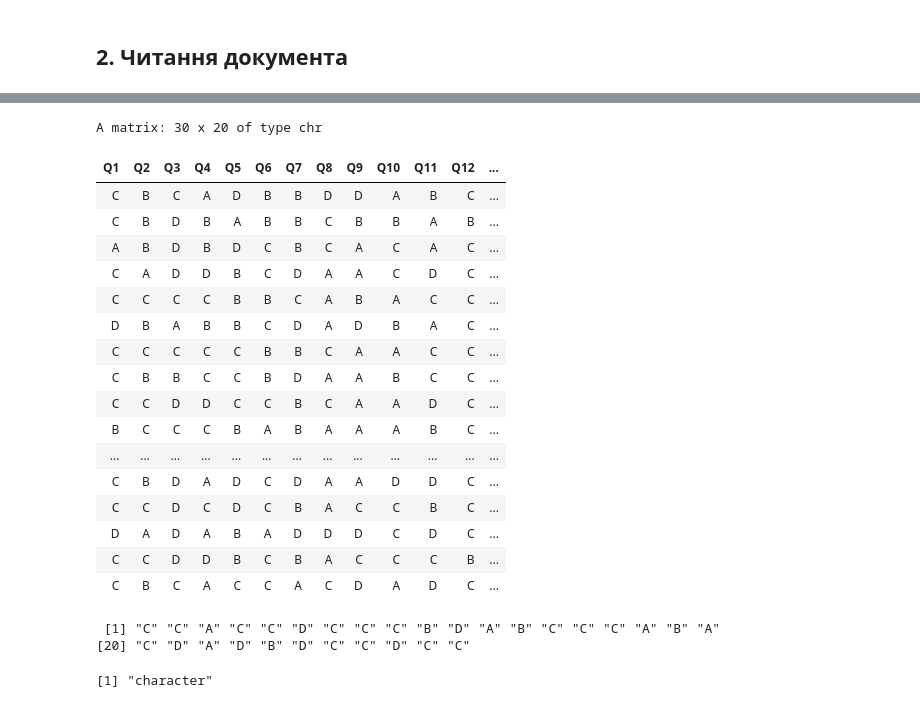
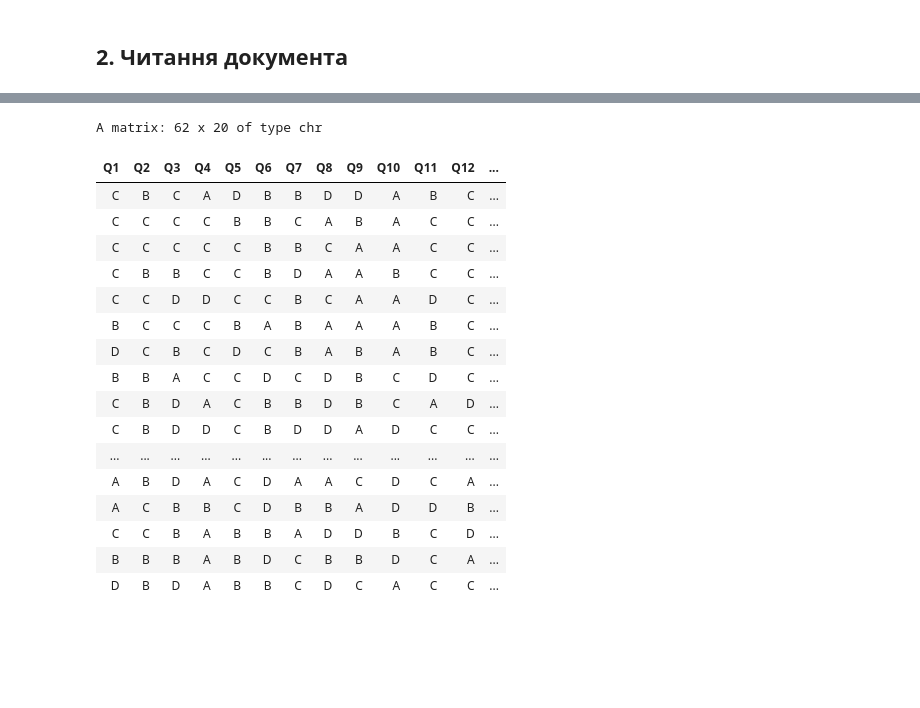
Before and after one commit to kleban/edu-r, a Jupyter notebook: My/KN-1-Test-1.ipynb, the cells around one changed output, grey strips where cells are left out. Saved outputs shown, nothing was run; the diff lists cells and outputs as text; code cells hidden in the pictures; blank space fills up the shorter version.

```diff
--- a/My/KN-1-Test-1.ipynb
+++ b/My/KN-1-Test-1.ipynb
@@ -19,2 +23,8 @@ test_data <- read_excel(path, sheet = "test") |> slice(1:30)
 # %%
+test_data <- test_data |>
+    #mutate(Std = "****** ****") |>
+    mutate(V = ifelse(V %% 2 == 0, 2, 1)) |>
+    mutate_at(colnames(test_data)[4:23], factor, levels = c("A", "B", "C", "D", "X")) |>
+    mutate(across(everything(), ~replace_na(.x, "X")))
+head(test_data)
 # %% [output]
@@ -22,0 +40,5 @@ test_data <- read_excel(path, sheet = "test") |> slice(1:30)
+# %%
+test_data_v1 <- test_data |> filter(V == 1)
+nrow(test_data_v1)
+test_data_v2 <- test_data |> filter(V == 2)
+nrow(test_data_v2)
@@ -22,0 +48,4 @@ test_data <- read_excel(path, sheet = "test") |> slice(1:30)
+# %%
+colnames(test_data_v2) <- c("No", "Std", "V", paste0("Q", keys_data$V2N))
+test_data_v2 <- test_data_v2 |> select(No, Std, V, , paste0("Q", 1:20))
+head(test_data_v2)
@@ -23,3 +62,3 @@ test_data <- read_excel(path, sheet = "test") |> slice(1:30)
 # %%
-colnames(test_data) <- c("No", "Std", "V", paste0("Q", 1:20))
-colnames(test_data)
+test_data <- test_data_v1 |>
+    bind_rows(test_data_v2)
@@ -74,23 +65,23 @@ A matrix: 20 x 1 of type chr
 # %%
-answers_matrix <-  test1_data |> select(Q1:Q20) |> as.matrix()
+answers_matrix <-  test_data |> select(Q1:Q20) |> as.matrix()
 answers_matrix
 # %% [output]
-A matrix: 30 x 20 of type chr
+A matrix: 62 x 20 of type chr
 | Q1 | Q2 | Q3 | Q4 | Q5 | Q6 | Q7 | Q8 | Q9 | Q10 | Q11 | Q12 | ... |
 | C | B | C | A | D | B | B | D | D | A | B | C | ... |
-| C | B | D | B | A | B | B | C | B | B | A | B | ... |
-| A | B | D | B | D | C | B | C | A | C | A | C | ... |
-| C | A | D | D | B | C | D | A | A | C | D | C | ... |
 | C | C | C | C | B | B | C | A | B | A | C | C | ... |
-| D | B | A | B | B | C | D | A | D | B | A | C | ... |
 | C | C | C | C | C | B | B | C | A | A | C | C | ... |
 | C | B | B | C | C | B | D | A | A | B | C | C | ... |
 | C | C | D | D | C | C | B | C | A | A | D | C | ... |
 | B | C | C | C | B | A | B | A | A | A | B | C | ... |
+| D | C | B | C | D | C | B | A | B | A | B | C | ... |
+| B | B | A | C | C | D | C | D | B | C | D | C | ... |
+| C | B | D | A | C | B | B | D | B | C | A | D | ... |
+| C | B | D | D | C | B | D | D | A | D | C | C | ... |
 | ... | ... | ... | ... | ... | ... | ... | ... | ... | ... | ... | ... | ... |
-| C | B | D | A | D | C | D | A | A | D | D | C | ... |
-| C | C | D | C | D | C | B | A | C | C | B | C | ... |
-| D | A | D | A | B | A | D | D | D | C | D | C | ... |
-| C | C | D | D | B | C | B | A | C | C | C | B | ... |
-| C | B | C | A | C | C | A | C | D | A | D | C | ... |
+| A | B | D | A | C | D | A | A | C | D | C | A | ... |
+| A | C | B | B | C | D | B | B | A | D | D | B | ... |
+| C | C | B | A | B | B | A | D | D | B | C | D | ... |
+| B | B | B | A | B | D | C | B | B | D | C | A | ... |
+| D | B | D | A | B | B | C | D | C | A | C | C | ... |
 # %%
@@ -100,10 +88,0 @@ correct_answers_names <- colnames(correct_answers)
-# %%
-correct_answers <- correct_answers[, 1]
-correct_answers
-# %% [output]
- [1] "C" "C" "A" "C" "C" "D" "C" "C" "C" "B" "D" "A" "B" "C" "C" "C" "A" "B" "A"
-[20] "C" "D" "A" "D" "B" "D" "C" "C" "D" "C" "C"
-# %%
-typeof(correct_answers)
-# %% [output]
-[1] "character"
```
Also changed, not shown: parts of 31 cells of this notebook, 2 other files.
